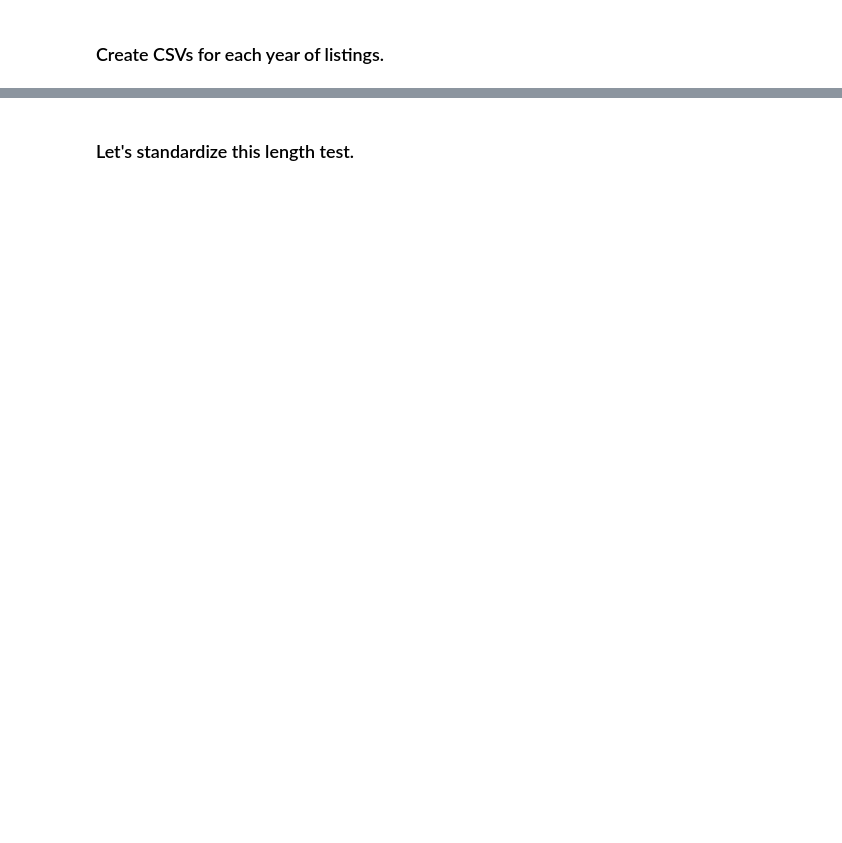
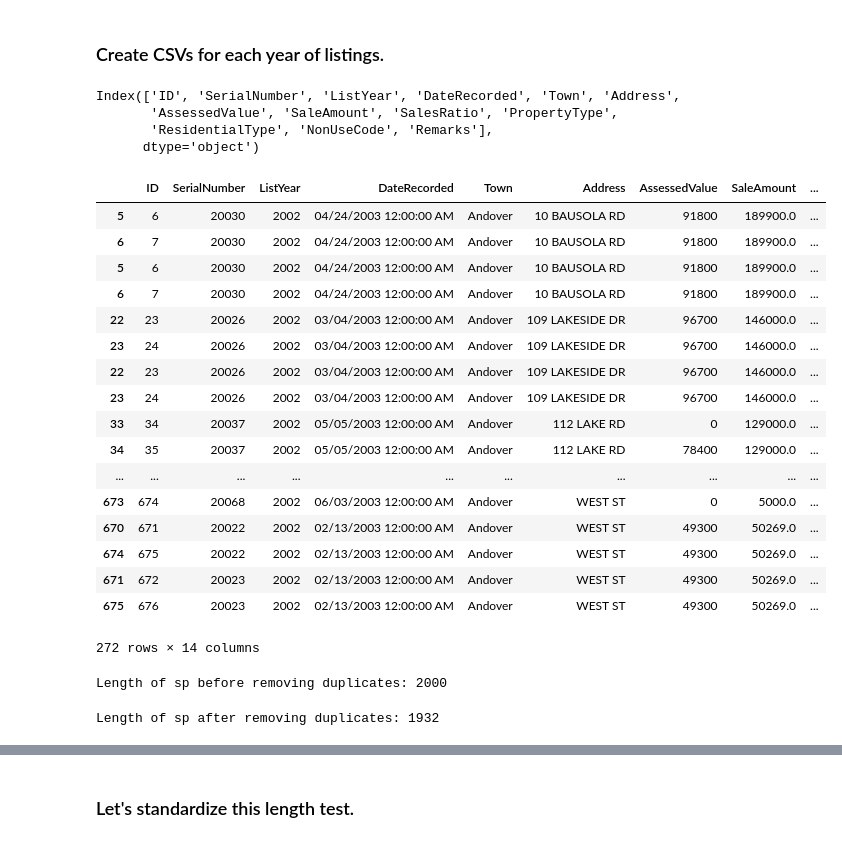
Before and after one commit to jamiekasulis/ct_real_estate_sales, a Jupyter notebook: Data Cleaning Final.ipynb, the cells around one changed output, grey strips where cells are left out. Drawn from its saved outputs; the diff is of its cells as text; code cells hidden in the pictures; blank space fills up the shorter version.

Commit message:
Added fn to look at duplicates removed by remove_duplicates()

```diff
--- a/Data Cleaning Final.ipynb
+++ b/Data Cleaning Final.ipynb
@@ -41,6 +51,6 @@ def trim_whitespace(df, column):
     return new_df
 # %%
 new_sample = trim_whitespace(sample, 'Town')
-new_sample = trim_whitespace(sample, 'Address')
+new_sample = trim_whitespace(new_sample, 'Address')
 # %%
 new_sample.head()
@@ -109,2 +94,67 @@ clean_df.head(50)
 # %% [markdown]
 ### Create CSVs for each year of listings.
+# %%
+def remove_duplicate_rows(df):
+    """
+    Removes duplicate rows.
+    Rows are duplicates if they have the same serial number, ListYear, and town.
+    In most cases, there are just two copies of a row with the difference being that the second one is slightly
+    rounded.
+    Arbitrarily choose the first row and throw out subsequent duplicate rows.
+    """
+    new_df = df.copy()
+    return new_df.drop_duplicates(['SerialNumber', 'ListYear', 'Town']) #, 'DateRecorded', 'Address'])
+# %%
+clean_df = remove_duplicate_rows_duplicate_rows(clean_df)
+# %%
+clean_df.columns
+# %% [output]
+Index(['ID', 'SerialNumber', 'ListYear', 'DateRecorded', 'Town', 'Address',
+       'AssessedValue', 'SaleAmount', 'SalesRatio', 'PropertyType',
+       'ResidentialType', 'NonUseCode', 'Remarks'],
+      dtype='object')
+# %%
+def identify_duplicate_rows(clean_df, raw_df):
+    """
+    clean_df is a df with duplicates removed. raw_df is a df that has yet to have its duplicates removed.
+    Returns a df of the rows that are in clean_df but not in raw_df.
+    Recall that remove_duplicate_rows works on the columns 'SerialNumber', 'ListYear', and 'Town'.
+    """
+    new_df = raw_df.copy()
+    # Create a new column, 'duplication', which is the string concatenation of the 3 columns that remove_duplicates
+    # checks to identify duplies. This creates what SHOULD be a unique identifier (although we will return the rows)
+    # who have 'duplication's in common with other rows.
+    new_df['SerialNumber'] = new_df['SerialNumber'].astype(str)
+    new_df['ListYear'] = new_df['ListYear'].astype(str)
+    new_df['duplication'] = new_df['SerialNumber'] + new_df['ListYear'] + new_df['Town']
+
+    duplicates = new_df[0:0] # Create an empty df of duplicates
+
+    # Iterate through all rows, identifying rows that have the same 'duplication' column
+    for index in new_df.index:
+        current_dupe = new_df.loc[index, 'duplication']
+        dupe_in_common = new_df[new_df['duplication'] == current_dupe]
+        if len(dupe_in_common) > 1:
+            duplicates = pd.concat([duplicates, dupe_in_common])
+    return duplicates
+# %%
+identify_duplicate_rows(sp, sp_raw)
+# %% [output]
+|  | ID | SerialNumber | ListYear | DateRecorded | Town | Address | AssessedValue | SaleAmount | ... |
+| 5 | 6 | 20030 | 2002 | 04/24/2003 12:00:00 AM | Andover | 10 BAUSOLA RD | 91800 | 189900.0 | ... |
+| 6 | 7 | 20030 | 2002 | 04/24/2003 12:00:00 AM | Andover | 10 BAUSOLA RD | 91800 | 189900.0 | ... |
+| 5 | 6 | 20030 | 2002 | 04/24/2003 12:00:00 AM | Andover | 10 BAUSOLA RD | 91800 | 189900.0 | ... |
+| 6 | 7 | 20030 | 2002 | 04/24/2003 12:00:00 AM | Andover | 10 BAUSOLA RD | 91800 | 189900.0 | ... |
+| 22 | 23 | 20026 | 2002 | 03/04/2003 12:00:00 AM | Andover | 109 LAKESIDE DR | 96700 | 146000.0 | ... |
+| 23 | 24 | 20026 | 2002 | 03/04/2003 12:00:00 AM | Andover | 109 LAKESIDE DR | 96700 | 146000.0 | ... |
+| 22 | 23 | 20026 | 2002 | 03/04/2003 12:00:00 AM | Andover | 109 LAKESIDE DR | 96700 | 146000.0 | ... |
+| 23 | 24 | 20026 | 2002 | 03/04/2003 12:00:00 AM | Andover | 109 LAKESIDE DR | 96700 | 146000.0 | ... |
+| 33 | 34 | 20037 | 2002 | 05/05/2003 12:00:00 AM | Andover | 112 LAKE RD | 0 | 129000.0 | ... |
+| 34 | 35 | 20037 | 2002 | 05/05/2003 12:00:00 AM | Andover | 112 LAKE RD | 78400 | 129000.0 | ... |
+| ... | ... | ... | ... | ... | ... | ... | ... | ... | ... |
+| 673 | 674 | 20068 | 2002 | 06/03/2003 12:00:00 AM | Andover | WEST ST | 0 | 5000.0 | ... |
+| 670 | 671 | 20022 | 2002 | 02/13/2003 12:00:00 AM | Andover | WEST ST | 49300 | 50269.0 | ... |
+| 674 | 675 | 20022 | 2002 | 02/13/2003 12:00:00 AM | Andover | WEST ST | 49300 | 50269.0 | ... |
+| 671 | 672 | 20023 | 2002 | 02/13/2003 12:00:00 AM | Andover | WEST ST | 49300 | 50269.0 | ... |
+| 675 | 676 | 20023 | 2002 | 02/13/2003 12:00:00 AM | Andover | WEST ST | 49300 | 50269.0 | ... |
+272 rows × 14 columns
@@ -110,0 +168,4 @@ clean_df.head(50)
+# %%
+print("Length of sp before removing duplicates: " + str(len(sp)))
+# %% [output]
+Length of sp before removing duplicates: 2000
@@ -110,0 +174,4 @@ clean_df.head(50)
+# %%
+print("Length of sp after removing duplicates: " + str(len(sp)))
+# %% [output]
+Length of sp after removing duplicates: 1932
```
Also changed, not shown: parts of 67 cells of this notebook.
